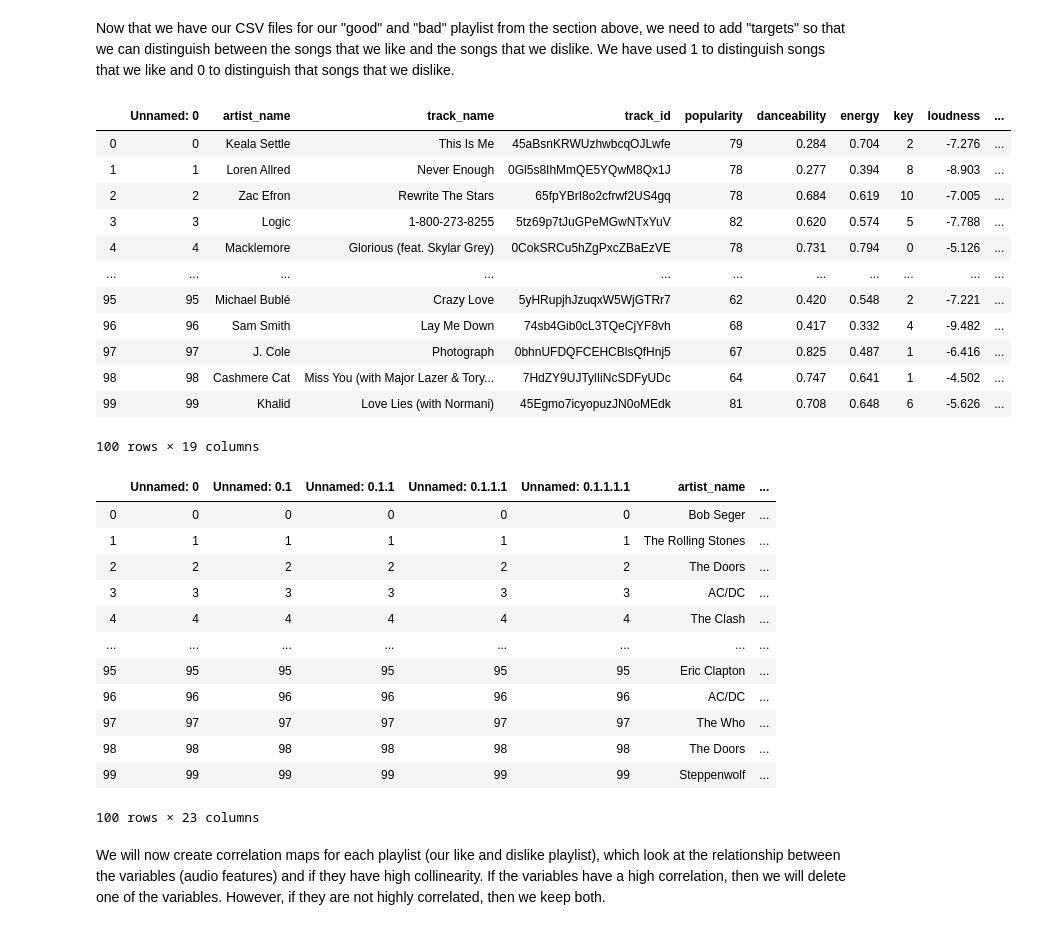
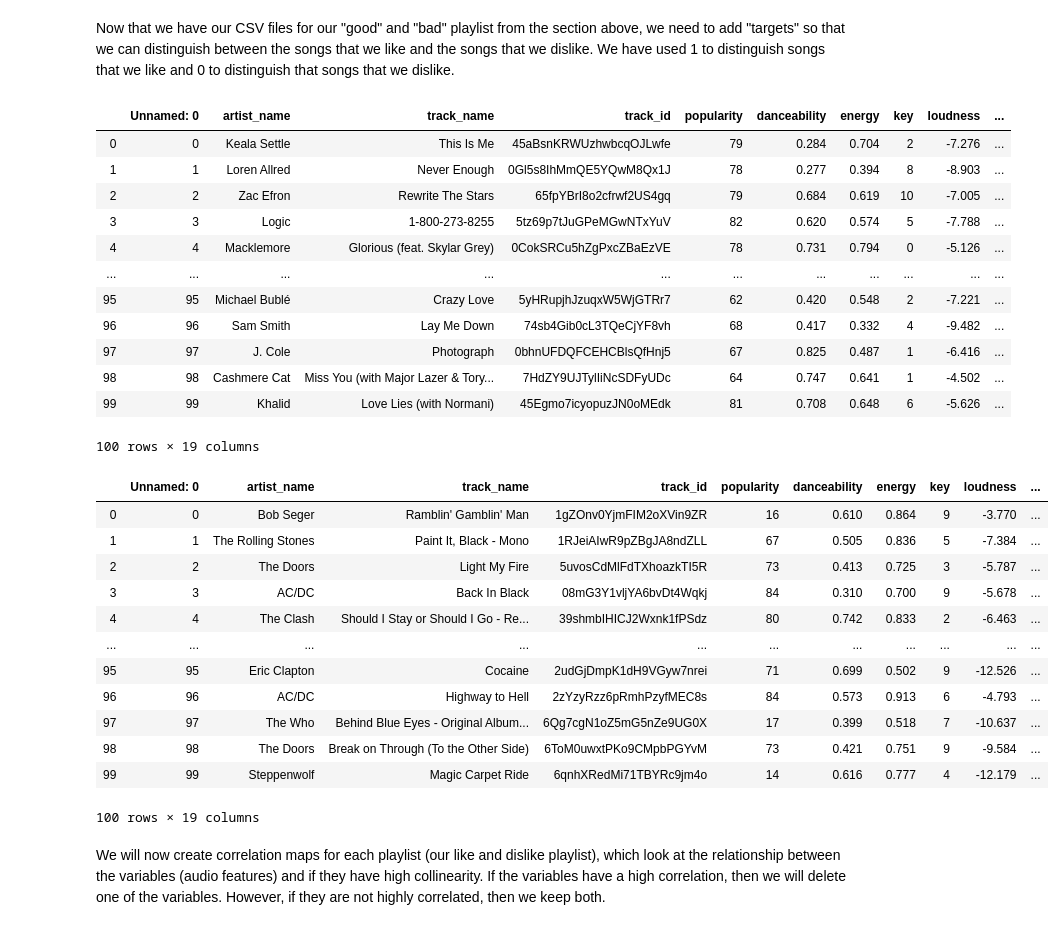
Before and after one commit to btjoajadi/Final_Python_Project, a Jupyter notebook: Spotify_Prediction.ipynb, the cells around one changed output. Drawn from its saved outputs; the diff is of its cells as text; code cells hidden in the pictures.

```diff
--- a/Spotify_Prediction.ipynb
+++ b/Spotify_Prediction.ipynb
@@ -126,14 +126,14 @@ def good_playlist(good_playlist_csv):
     """
     good = pd.read_csv(good_playlist_csv)
     target = 1
-    good['Target'] = target
+    good['target'] = target
     return good
-good_playlist('GOOD_PLAYLIST.csv')
+good_playlist('Carmen_Spotify.csv')
 # %% [output]
 |  | Unnamed: 0 | artist_name | track_name | track_id | popularity | danceability | energy | key | loudness | ... |
 | 0 | 0 | Keala Settle | This Is Me | 45aBsnKRWUzhwbcqOJLwfe | 79 | 0.284 | 0.704 | 2 | -7.276 | ... |
 | 1 | 1 | Loren Allred | Never Enough | 0Gl5s8IhMmQE5YQwM8Qx1J | 78 | 0.277 | 0.394 | 8 | -8.903 | ... |
-| 2 | 2 | Zac Efron | Rewrite The Stars | 65fpYBrI8o2cfrwf2US4gq | 78 | 0.684 | 0.619 | 10 | -7.005 | ... |
+| 2 | 2 | Zac Efron | Rewrite The Stars | 65fpYBrI8o2cfrwf2US4gq | 79 | 0.684 | 0.619 | 10 | -7.005 | ... |
 | 3 | 3 | Logic | 1-800-273-8255 | 5tz69p7tJuGPeMGwNTxYuV | 82 | 0.620 | 0.574 | 5 | -7.788 | ... |
 | 4 | 4 | Macklemore | Glorious (feat. Skylar Grey) | 0CokSRCu5hZgPxcZBaEzVE | 78 | 0.731 | 0.794 | 0 | -5.126 | ... |
 | ... | ... | ... | ... | ... | ... | ... | ... | ... | ... | ... |
@@ -145,29 +145,29 @@ good_playlist('GOOD_PLAYLIST.csv')
 100 rows × 19 columns
 # %%
 def bad_playlist(bad_playlist_csv):
-     """
+    """
     Making a new column in the data frame called 'Target' that classifies the songs you dislike as 0
     bad: playlist of songs that you dislike
     """
     bad = pd.read_csv(bad_playlist_csv)
     target = 0
-    bad['Target'] = target
+    bad['target'] = target
     return bad
-bad_playlist('BAD_PLAYLIST.csv')
+bad_playlist('BadList_Spotify.csv')
 # %% [output]
-|  | Unnamed: 0 | Unnamed: 0.1 | Unnamed: 0.1.1 | Unnamed: 0.1.1.1 | Unnamed: 0.1.1.1.1 | artist_name | ... |
-| 0 | 0 | 0 | 0 | 0 | 0 | Bob Seger | ... |
-| 1 | 1 | 1 | 1 | 1 | 1 | The Rolling Stones | ... |
-| 2 | 2 | 2 | 2 | 2 | 2 | The Doors | ... |
-| 3 | 3 | 3 | 3 | 3 | 3 | AC/DC | ... |
-| 4 | 4 | 4 | 4 | 4 | 4 | The Clash | ... |
-| ... | ... | ... | ... | ... | ... | ... | ... |
-| 95 | 95 | 95 | 95 | 95 | 95 | Eric Clapton | ... |
-| 96 | 96 | 96 | 96 | 96 | 96 | AC/DC | ... |
-| 97 | 97 | 97 | 97 | 97 | 97 | The Who | ... |
-| 98 | 98 | 98 | 98 | 98 | 98 | The Doors | ... |
-| 99 | 99 | 99 | 99 | 99 | 99 | Steppenwolf | ... |
+|  | Unnamed: 0 | artist_name | track_name | track_id | popularity | danceability | energy | key | loudness | ... |
+| 0 | 0 | Bob Seger | Ramblin' Gamblin' Man | 1gZOnv0YjmFIM2oXVin9ZR | 16 | 0.610 | 0.864 | 9 | -3.770 | ... |
+| 1 | 1 | The Rolling Stones | Paint It, Black - Mono | 1RJeiAIwR9pZBgJA8ndZLL | 67 | 0.505 | 0.836 | 5 | -7.384 | ... |
+| 2 | 2 | The Doors | Light My Fire | 5uvosCdMlFdTXhoazkTI5R | 73 | 0.413 | 0.725 | 3 | -5.787 | ... |
+| 3 | 3 | AC/DC | Back In Black | 08mG3Y1vljYA6bvDt4Wqkj | 84 | 0.310 | 0.700 | 9 | -5.678 | ... |
+| 4 | 4 | The Clash | Should I Stay or Should I Go - Re... | 39shmbIHICJ2Wxnk1fPSdz | 80 | 0.742 | 0.833 | 2 | -6.463 | ... |
+| ... | ... | ... | ... | ... | ... | ... | ... | ... | ... | ... |
+| 95 | 95 | Eric Clapton | Cocaine | 2udGjDmpK1dH9VGyw7nrei | 71 | 0.699 | 0.502 | 9 | -12.526 | ... |
+| 96 | 96 | AC/DC | Highway to Hell | 2zYzyRzz6pRmhPzyfMEC8s | 84 | 0.573 | 0.913 | 6 | -4.793 | ... |
+| 97 | 97 | The Who | Behind Blue Eyes - Original Album... | 6Qg7cgN1oZ5mG5nZe9UG0X | 17 | 0.399 | 0.518 | 7 | -10.637 | ... |
+| 98 | 98 | The Doors | Break on Through (To the Other Side) | 6ToM0uwxtPKo9CMpbPGYvM | 73 | 0.421 | 0.751 | 9 | -9.584 | ... |
+| 99 | 99 | Steppenwolf | Magic Carpet Ride | 6qnhXRedMi71TBYRc9jm4o | 14 | 0.616 | 0.777 | 4 | -12.179 | ... |
-100 rows × 23 columns
+100 rows × 19 columns
 # %% [markdown]
 We will now create correlation maps for each playlist (our like and dislike playlist), which look at the relationship between the variables (audio features) and if they have high collinearity. If the variables have a high correlation, then we will delete one of the variables. However, if they are not highly correlated, then we keep both.
 # %%
```
Also changed, not shown: parts of 10 cells of this notebook.
